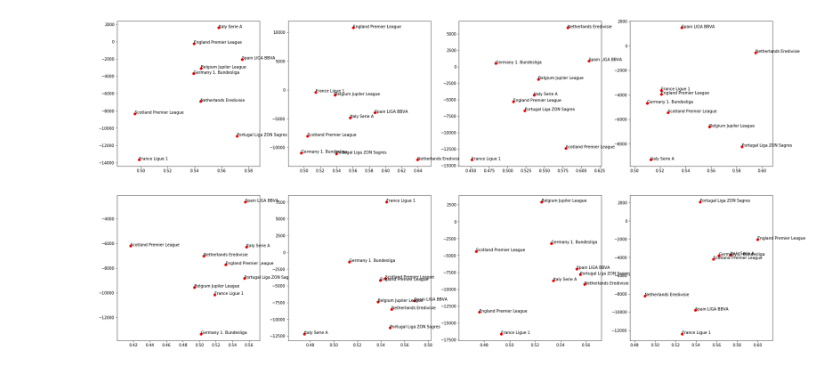
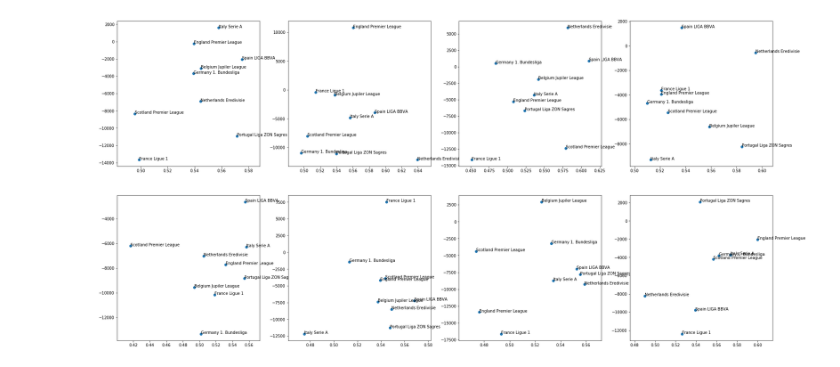
Before and after one commit to jelic98/raf_vp, a Jupyter notebook: project/main.ipynb, the cells around one changed output. Drawn from its saved outputs; the diff is of its cells as text; code cells hidden in the pictures.

```diff
--- a/project/main.ipynb
+++ b/project/main.ipynb
@@ -77,7 +80,7 @@ league_season['entropy'] = league_season.apply(lambda x: _entropy(x), axis=1)
 # %% [output]
 [interactive output not drawn]
 # %%
-def _simulate(league_id, season, system=(6, 4), bet_size=1000, type_='h'):
+def _simulate(league_id, season, output=False, system=(6, 4), bet_size=1000, type_='h'):
   season = matches.loc[(matches['league_id'] == league_id) & (matches['season'] == season)]
 
   def _comb(n, k):
@@ -104,6 +107,10 @@ def _simulate(league_id, season, system=(6, 4), bet_size=1000, type_='h'):
         prod = reduce((lambda x, y: x * y), t)
         balance += prod * cash_per_ticket
       balances.append(balance)
+      if output:
+        out_path = OUT_PATH + str(s) + '.json'
+        #sleep(5)
+        dbutils.fs.put('/databricks-datasets/structured-streaming/test/', "{'balance':" + str(balance) + "}\n")
 
   balances = np.array(balances)
   min_balance, max_balance = np.min(balances), np.max(balances)
@@ -112,31 +119,29 @@ def _simulate(league_id, season, system=(6, 4), bet_size=1000, type_='h'):
 # %% [output]
 [interactive output not drawn]
 # %%
-def _scatter(x, y, index, total, cols=4):
+def _scatter(data, index, total, cols=4):
   plt.subplot(total // cols, cols, index + 1)
-  plt.scatter(x, y, color='r')
+  plt.scatter(data[:,1], data[:,2])
+  for i, ann in enumerate(data[:,0]):
+    plt.annotate(ann, (data[i,1], data[i,2]))
 
 plt.figure(figsize=(30, 15))
 
 seasons = league_season['season'].unique()
 
 for i, season in enumerate(seasons):
   selected_season = league_season.query(f'season == "{season}"')
   selected_season.index.name = '_id'
 
   predictive_leagues = selected_season.apply(lambda x: _simulate(x['league_id'], season), axis=1)
   predictive_leagues.rename(columns={0:'balance', 1:'min_balance', 2:'max_balance'}, inplace=True)
 
   selected_season = pd.merge(selected_season, predictive_leagues, on='_id')
   selected_season = pd.merge(leagues, selected_season, left_on='id', right_on='league_id')
 
   data = selected_season[['name', 'entropy', 'balance']].to_numpy()
-
-  _scatter(data[:,1], data[:,2], i, seasons.shape[0])
-
-  for j, ann in enumerate(data[:,0]):
-    plt.annotate(ann, (data[j,1], data[j,2]))
+  _scatter(data, i, seasons.shape[0])
 
 plt.show()
 # %% [output]
-[figure, old version]
+[figure, new version]
```
Also changed, not shown: parts of 6 cells of this notebook.
